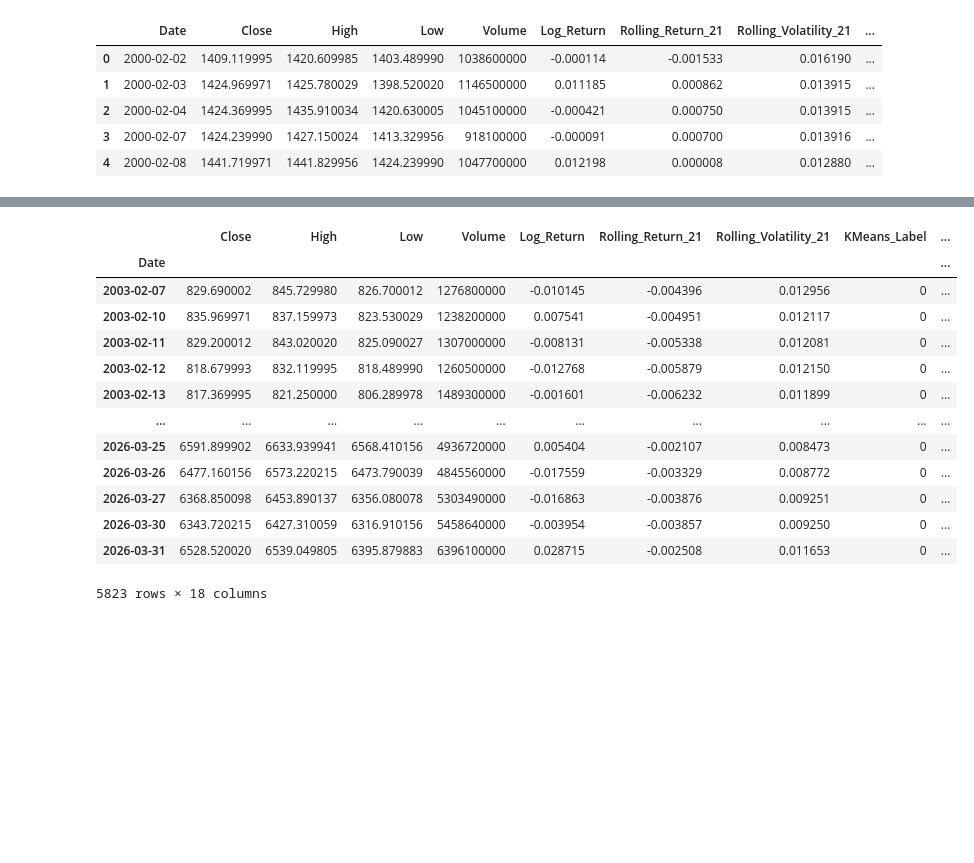
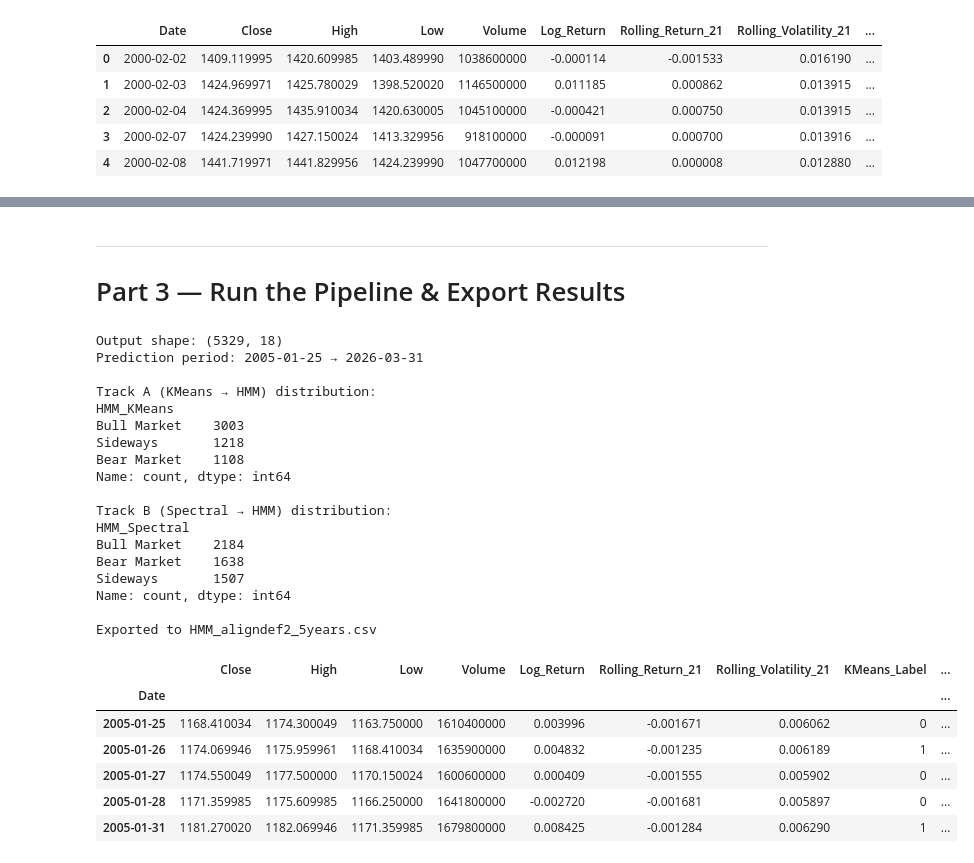
Before and after one commit to jack77703/market-regime-detection, a Jupyter notebook: Phase 3 HMM/Notebooks/Phase3_HMM _code（with 4 align methods).ipynb, the cells around one changed output, grey strips where cells are left out. Cells and saved outputs as stored; diff of their text form; code cells hidden in the pictures; blank space fills up the shorter version.

```diff
--- a/Phase 3 HMM/Notebooks/Phase3_HMM _code（with 4 align methods).ipynb
+++ b/Phase 3 HMM/Notebooks/Phase3_HMM _code（with 4 align methods).ipynb
@@ -333,36 +595,57 @@ def process_phase3_full_rolling(df, track='KMeans', window_size=756, step=21):
         final_hmm_states[t : forecast_end] = predicted_aligned
 
     return final_hmm_states
+# %% [markdown]
+---
+# Part 3 — Run the Pipeline & Export Results
 # %%
-# --- 2. 主程序执行逻辑 ---
+# Run both tracks
 
-# 执行两条路线的滚动建模
 df['HMM_States_KMeans'] = process_phase3_full_rolling(df, track='KMeans')
 df['HMM_States_Spectral'] = process_phase3_full_rolling(df, track='Spectral')
 
-# 3. 清理并导出
-# 过滤掉前5年的 NaN 数据（2000-2005）
+# Drop the first ~5 years where no prediction is possible (NaN)
+
 output_df = df.dropna(subset=['HMM_States_KMeans'])
 
-# 添加文字标签列
+# Add human-readable label columns alongside the numeric ones
+
 label_map = {0: 'Sideways', 1: 'Bull Market', 2: 'Bear Market'}
 
 output_df['HMM_KMeans']   = output_df['HMM_States_KMeans'].map(label_map)
 output_df['HMM_Spectral'] = output_df['HMM_States_Spectral'].map(label_map)
 
-output_df
+print(f"Output shape: {output_df.shape}")
+print(f"Prediction period: {output_df.index[0].date()} → {output_df.index[-1].date()}")
+print(f"\nTrack A (KMeans → HMM) distribution:\n{output_df['HMM_KMeans'].value_counts()}")
+print(f"\nTrack B (Spectral → HMM) distribution:\n{output_df['HMM_Spectral'].value_counts()}")
+
+output_df.to_csv('C:/Users/huang/Desktop/ML project/HMM_aligndef2_5years.csv')
+print("\nExported to HMM_aligndef2_5years.csv")
+output_df.head()
 # %% [output]
+Output shape: (5329, 18)
+Prediction period: 2005-01-25 → 2026-03-31
+
+Track A (KMeans → HMM) distribution:
+HMM_KMeans
+Bull Market    3003
+Sideways       1218
+Bear Market    1108
+Name: count, dtype: int64
+
+Track B (Spectral → HMM) distribution:
+HMM_Spectral
+Bull Market    2184
+Bear Market    1638
+Sideways       1507
+Name: count, dtype: int64
+
+Exported to HMM_aligndef2_5years.csv
 |  | Close | High | Low | Volume | Log_Return | Rolling_Return_21 | Rolling_Volatility_21 | KMeans_Label | ... |
 | Date |  |  |  |  |  |  |  |  | ... |
-| 2003-02-07 | 829.690002 | 845.729980 | 826.700012 | 1276800000 | -0.010145 | -0.004396 | 0.012956 | 0 | ... |
-| 2003-02-10 | 835.969971 | 837.159973 | 823.530029 | 1238200000 | 0.007541 | -0.004951 | 0.012117 | 0 | ... |
-| 2003-02-11 | 829.200012 | 843.020020 | 825.090027 | 1307000000 | -0.008131 | -0.005338 | 0.012081 | 0 | ... |
-| 2003-02-12 | 818.679993 | 832.119995 | 818.489990 | 1260500000 | -0.012768 | -0.005879 | 0.012150 | 0 | ... |
-| 2003-02-13 | 817.369995 | 821.250000 | 806.289978 | 1489300000 | -0.001601 | -0.006232 | 0.011899 | 0 | ... |
-| ... | ... | ... | ... | ... | ... | ... | ... | ... | ... |
-| 2026-03-25 | 6591.899902 | 6633.939941 | 6568.410156 | 4936720000 | 0.005404 | -0.002107 | 0.008473 | 0 | ... |
-| 2026-03-26 | 6477.160156 | 6573.220215 | 6473.790039 | 4845560000 | -0.017559 | -0.003329 | 0.008772 | 0 | ... |
-| 2026-03-27 | 6368.850098 | 6453.890137 | 6356.080078 | 5303490000 | -0.016863 | -0.003876 | 0.009251 | 0 | ... |
-| 2026-03-30 | 6343.720215 | 6427.310059 | 6316.910156 | 5458640000 | -0.003954 | -0.003857 | 0.009250 | 0 | ... |
-| 2026-03-31 | 6528.520020 | 6539.049805 | 6395.879883 | 6396100000 | 0.028715 | -0.002508 | 0.011653 | 0 | ... |
+| 2005-01-25 | 1168.410034 | 1174.300049 | 1163.750000 | 1610400000 | 0.003996 | -0.001671 | 0.006062 | 0 | ... |
+| 2005-01-26 | 1174.069946 | 1175.959961 | 1168.410034 | 1635900000 | 0.004832 | -0.001235 | 0.006189 | 1 | ... |
+| 2005-01-27 | 1174.550049 | 1177.500000 | 1170.150024 | 1600600000 | 0.000409 | -0.001555 | 0.005902 | 0 | ... |
+| 2005-01-28 | 1171.359985 | 1175.609985 | 1166.250000 | 1641800000 | -0.002720 | -0.001681 | 0.005897 | 0 | ... |
+| 2005-01-31 | 1181.270020 | 1182.069946 | 1171.359985 | 1679800000 | 0.008425 | -0.001284 | 0.006290 | 1 | ... |
-5823 rows × 18 columns
```
Also changed, not shown: parts of 26 cells of this notebook, 3 other files.
